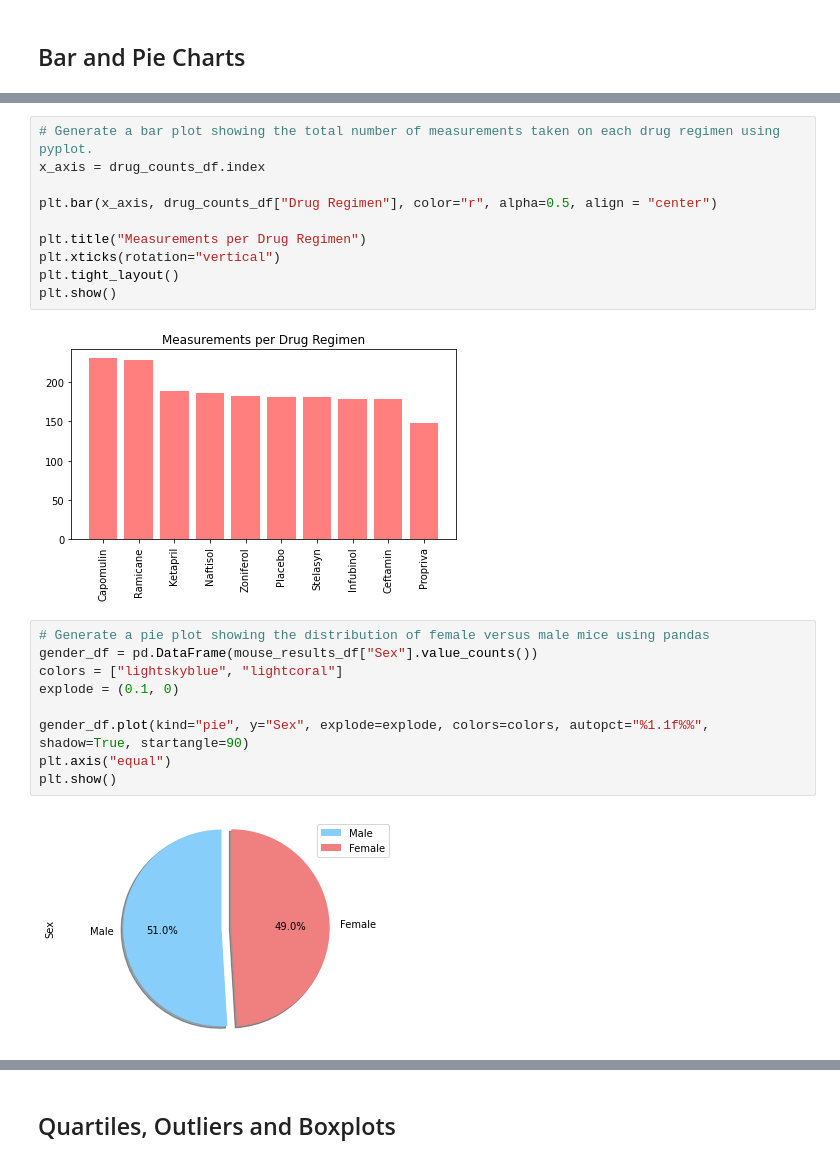
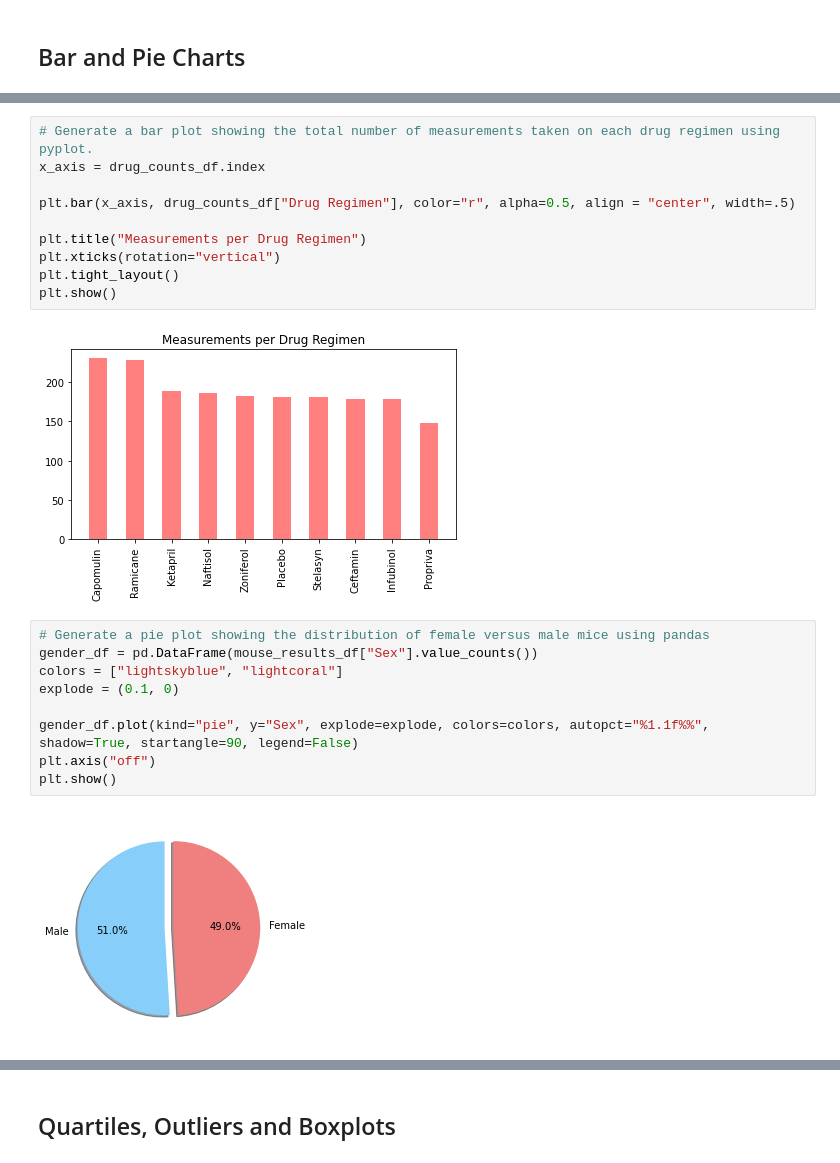
Before and after one commit to pammeyer80/matplotlib-challenge, a Jupyter notebook: Pymaceuticals/pymaceuticals_starter.ipynb, the cells around one changed output, grey strips where cells are left out. Drawn from its saved outputs; the diff is of its cells as text.

```diff
--- a/Pymaceuticals/pymaceuticals_starter.ipynb
+++ b/Pymaceuticals/pymaceuticals_starter.ipynb
@@ -147,25 +148,25 @@ plt.show()
 # Generate a bar plot showing the total number of measurements taken on each drug regimen using pyplot.
 x_axis = drug_counts_df.index
 
-plt.bar(x_axis, drug_counts_df["Drug Regimen"], color="r", alpha=0.5, align = "center")
+plt.bar(x_axis, drug_counts_df["Drug Regimen"], color="r", alpha=0.5, align = "center", width=.5)
 
 plt.title("Measurements per Drug Regimen")
 plt.xticks(rotation="vertical")
 plt.tight_layout()
 plt.show()
 # %% [output]
-[figure, old version]
+[figure, new version]
 # %%
 # Generate a pie plot showing the distribution of female versus male mice using pandas
 gender_df = pd.DataFrame(mouse_results_df["Sex"].value_counts())
 colors = ["lightskyblue", "lightcoral"]
 explode = (0.1, 0)
 
-gender_df.plot(kind="pie", y="Sex", explode=explode, colors=colors, autopct="%1.1f%%", shadow=True, startangle=90)
-plt.axis("equal")
+gender_df.plot(kind="pie", y="Sex", explode=explode, colors=colors, autopct="%1.1f%%", shadow=True, startangle=90, legend=False)
+plt.axis("off")
 plt.show()
 # %% [output]
-[figure, old version]
+[figure, new version]
 # %%
 # Generate a pie plot showing the distribution of female versus male mice using pyplot
 labels = gender_df.index
```
Also changed, not shown: parts of 5 cells of this notebook.
